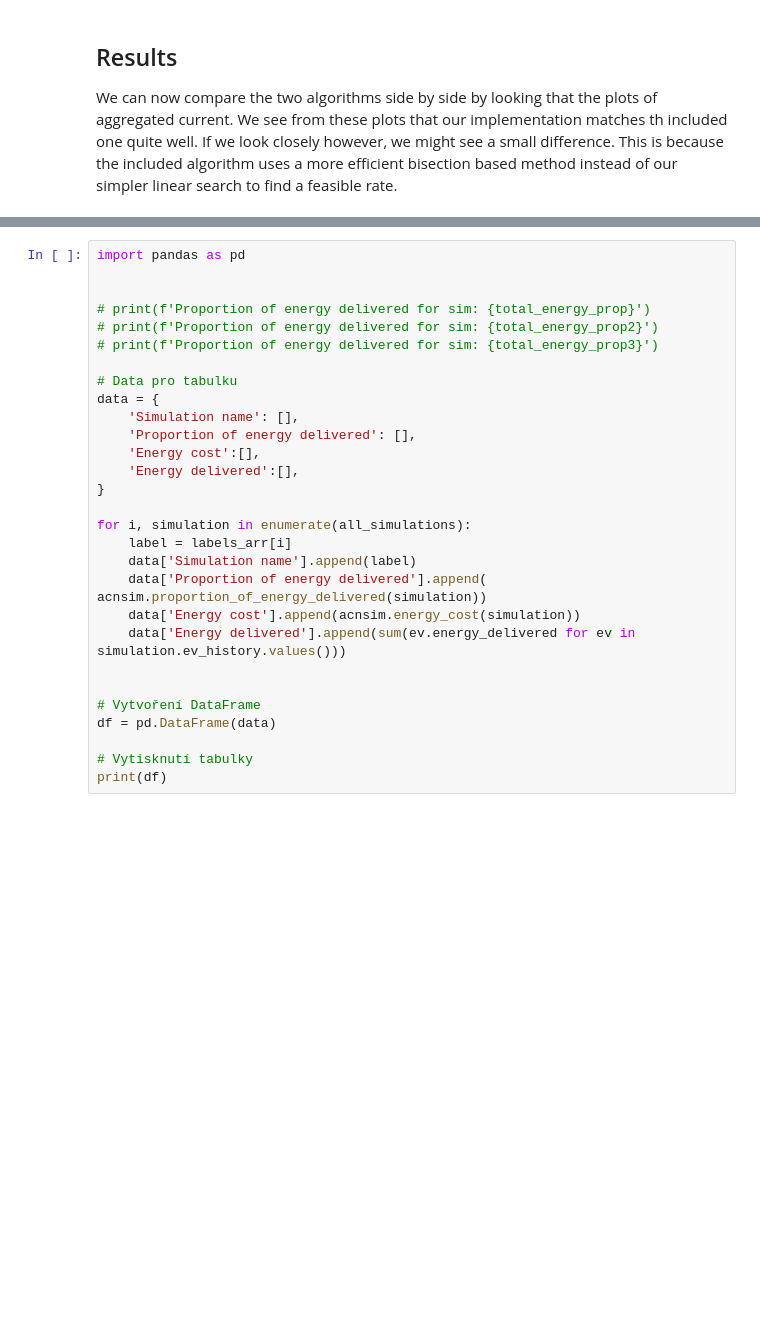
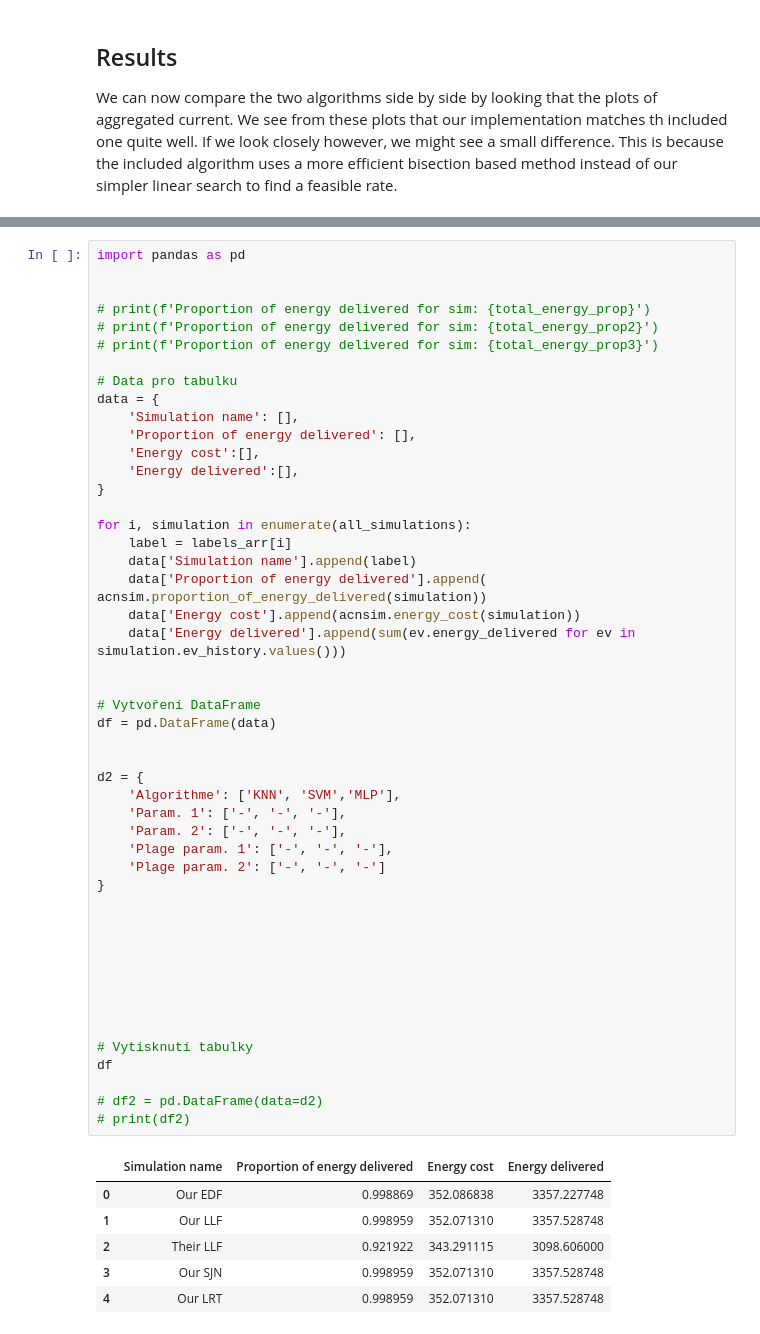
Before and after one commit to Omar-687/diplomovka_code, a Jupyter notebook: acnportal/my_experiments/shafei2_testing1.ipynb, the cells around one changed output, grey strips where cells are left out. Saved outputs shown, nothing was run; the diff lists cells and outputs as text; blank space fills up the shorter version.

```diff
--- a/acnportal/my_experiments/shafei2_testing1.ipynb
+++ b/acnportal/my_experiments/shafei2_testing1.ipynb
@@ -648,29 +893,55 @@ plt.show()
 # %%
 import pandas as pd
 
 
 # print(f'Proportion of energy delivered for sim: {total_energy_prop}')
 # print(f'Proportion of energy delivered for sim: {total_energy_prop2}')
 # print(f'Proportion of energy delivered for sim: {total_energy_prop3}')
 
 # Data pro tabulku
 data = {
     'Simulation name': [],
     'Proportion of energy delivered': [],
     'Energy cost':[],
     'Energy delivered':[],
 }
 
 for i, simulation in enumerate(all_simulations):
     label = labels_arr[i]
     data['Simulation name'].append(label)
     data['Proportion of energy delivered'].append( acnsim.proportion_of_energy_delivered(simulation))
     data['Energy cost'].append(acnsim.energy_cost(simulation))
     data['Energy delivered'].append(sum(ev.energy_delivered for ev in simulation.ev_history.values()))
 
 
 # Vytvoření DataFrame
 df = pd.DataFrame(data)
 
+
+d2 = {
+    'Algorithme': ['KNN', 'SVM','MLP'],
+    'Param. 1': ['-', '-', '-'],
+    'Param. 2': ['-', '-', '-'],
+    'Plage param. 1': ['-', '-', '-'],
+    'Plage param. 2': ['-', '-', '-']
+}
+
+
+
+
+
+
+
+
 # Vytisknutí tabulky
-print(df)
+df
+
+# df2 = pd.DataFrame(data=d2)
+# print(df2)
+# %% [output]
+|  | Simulation name | Proportion of energy delivered | Energy cost | Energy delivered |
+| 0 | Our EDF | 0.998869 | 352.086838 | 3357.227748 |
+| 1 | Our LLF | 0.998959 | 352.071310 | 3357.528748 |
+| 2 | Their LLF | 0.921922 | 343.291115 | 3098.606000 |
+| 3 | Our SJN | 0.998959 | 352.071310 | 3357.528748 |
+| 4 | Our LRT | 0.998959 | 352.071310 | 3357.528748 |
```
Also changed, not shown: parts of 11 cells of this notebook, 1 other file.
